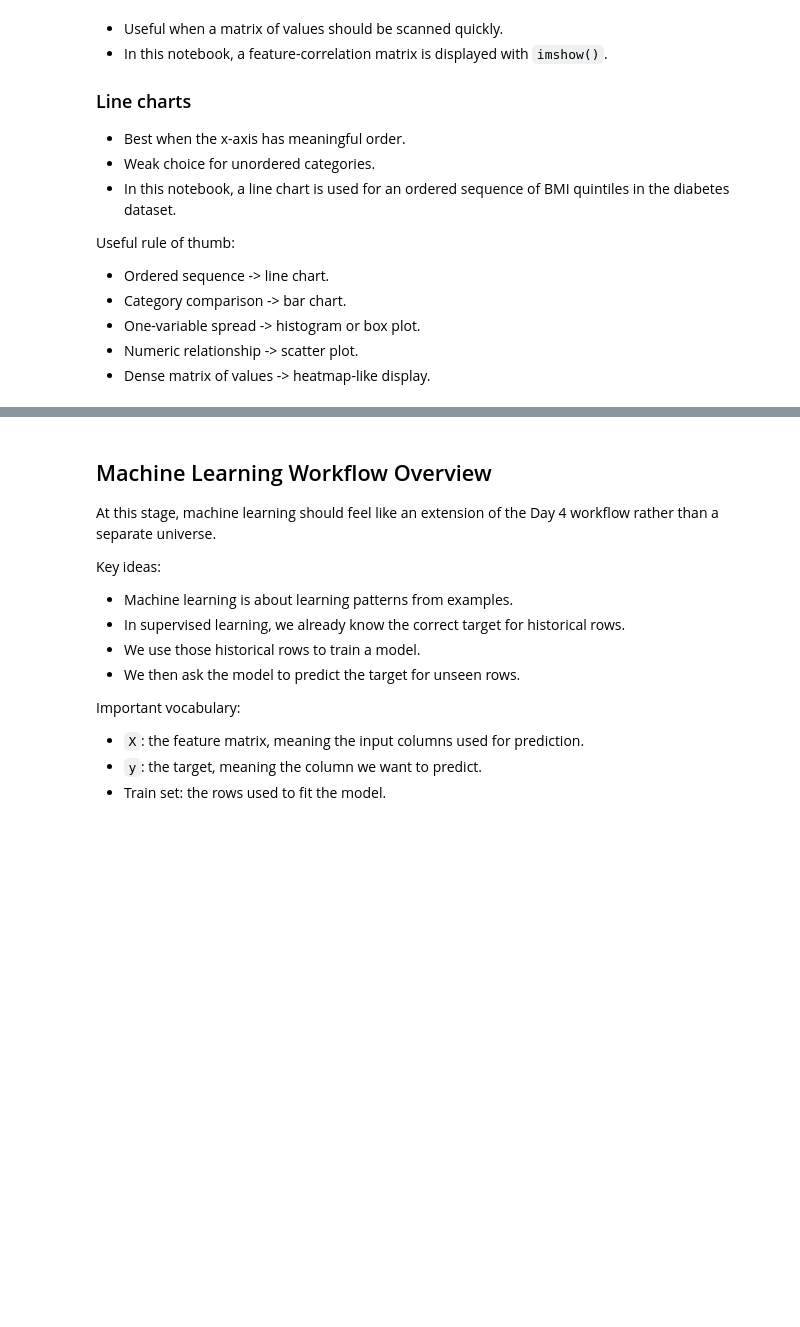
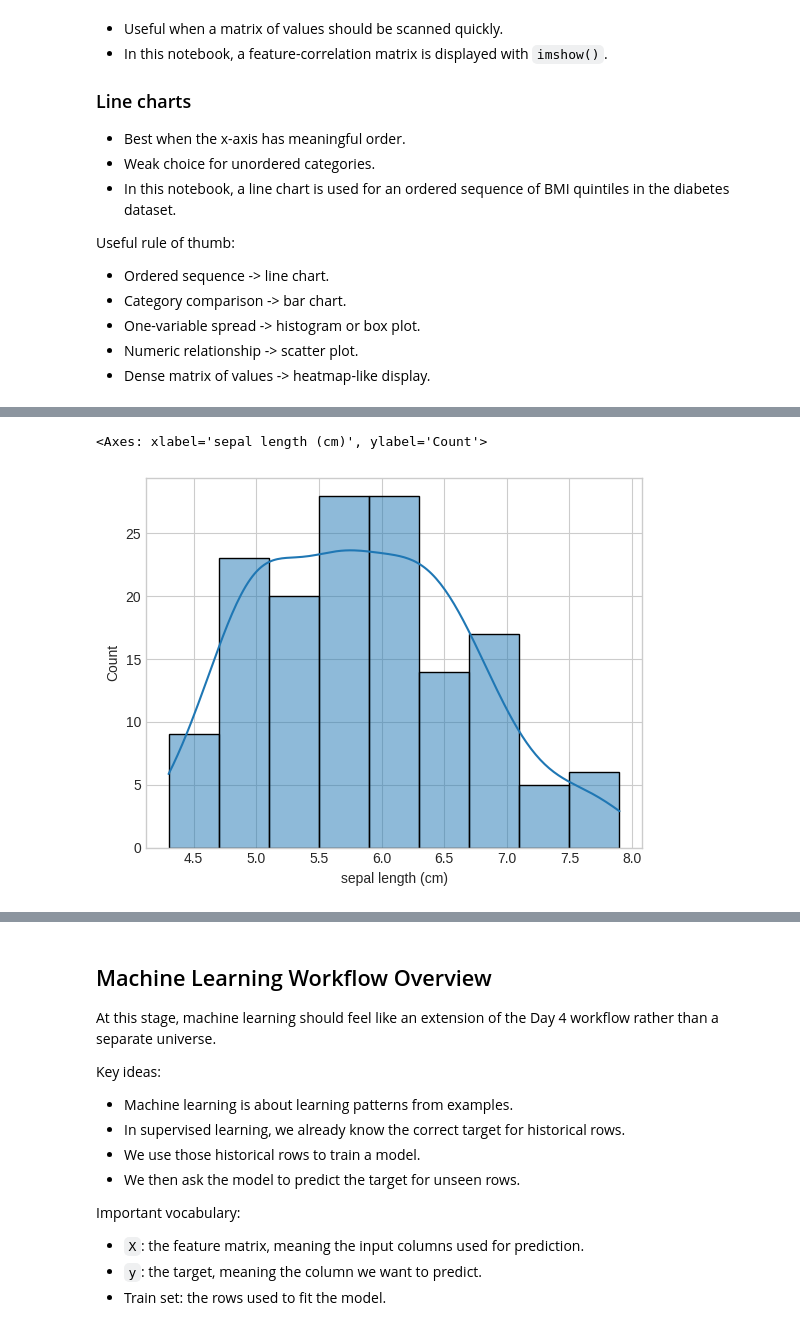
Before and after one commit to ValRCS/RTU_Python_CSP, a Jupyter notebook: notebooks/day5_visualization_machine_learning_basics_full_examples.ipynb, the cells around one changed output, grey strips where cells are left out. Saved outputs shown, nothing was run; the diff lists cells and outputs as text; code cells hidden in the pictures; blank space fills up the shorter version.

```diff
--- a/notebooks/day5_visualization_machine_learning_basics_full_examples.ipynb
+++ b/notebooks/day5_visualization_machine_learning_basics_full_examples.ipynb
@@ -496,3 +704,13 @@ distribution_chart_path.name
+# %%
+# let's import seaborn which is a helper library for matplotlib
+import seaborn as sns # šī arī būtu jauzstāda atsevišķi
+# let's plot histogram for 'sepal length (cm)' column
+# sns.histplot(iris_df['sepal length (cm)'], bins=25, color='#4c72b0')
+# izmantojot kde - Kernel Density mēs iegustām neatkarīgu no bin skaita attēlojumu
+sns.histplot(iris_df['sepal length (cm)'], kde=True)
+# %% [output]
+<Axes: xlabel='sepal length (cm)', ylabel='Count'>
+[figure, added]
 # %%
 # Show a feature relationship and a compact matrix-style summary.
 # The scatter plot helps explain class separation.
```
Also changed, not shown: parts of 19 cells of this notebook.
